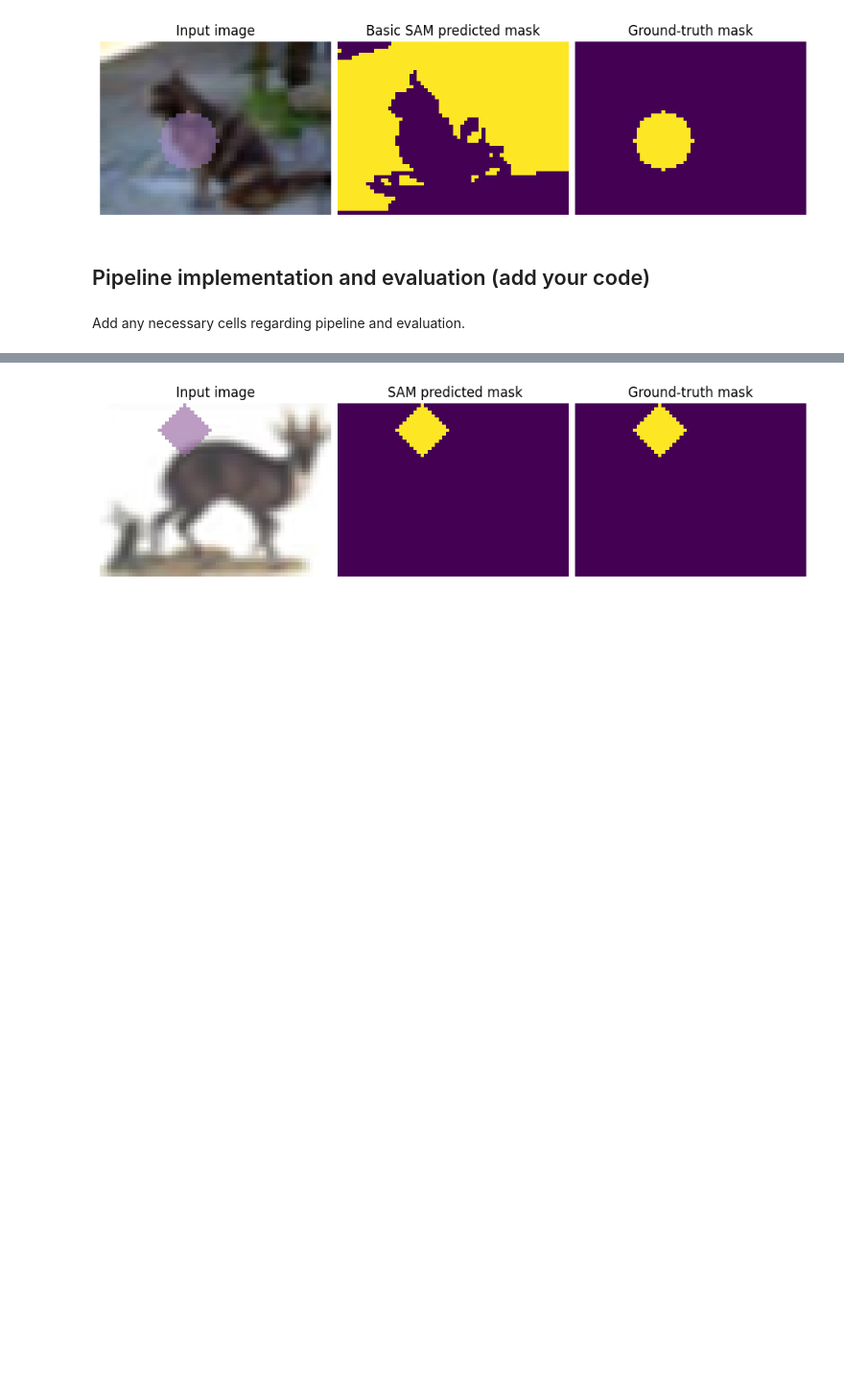
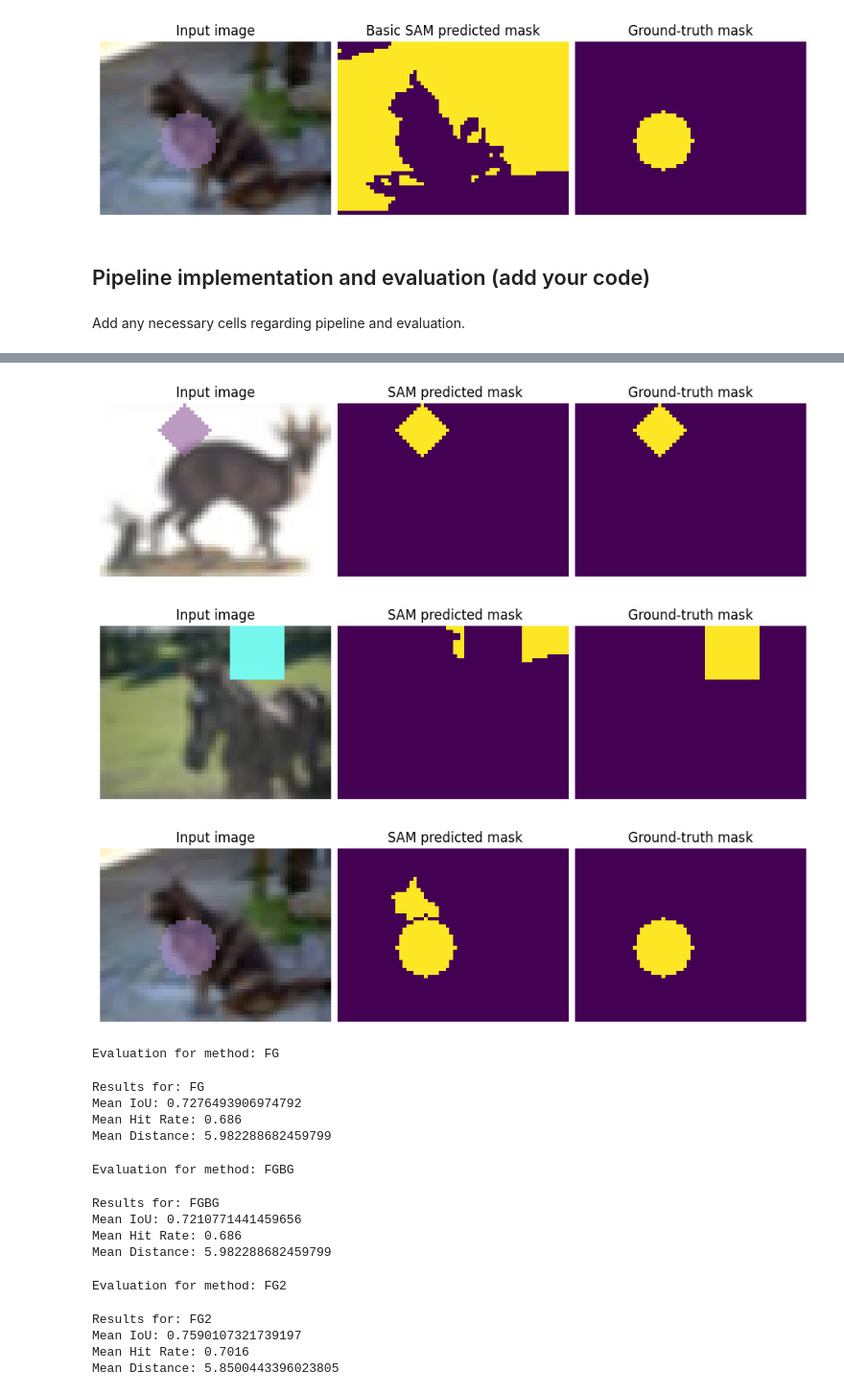
Before and after one commit to MichalSlowakiewicz/Deep-Neural-Network, a Jupyter notebook: hw2.ipynb, the cells around one changed output, grey strips where cells are left out. Shown at 96% size. Cells and saved outputs as stored; diff of their text form; code cells hidden in the pictures; blank space fills up the shorter version.

```diff
--- a/hw2.ipynb
+++ b/hw2.ipynb
@@ -1026,26 +1029,29 @@ class SamPipeline_FGBG2(BasicSamPipeline):
 # %%
 def example_sam4():
     indices = [3, 10, 42]
     images, labels, gt_masks = next(iter(test_loader))
     images, labels, gt_masks = images[indices], labels[indices], gt_masks[indices]
+    images = images.to(device)
 
     basic_pipeline = SamPipeline_FGBG2(grad_cam = GradCAM(model=model, target_layers=target_layers))
 
     results = basic_pipeline(images).cpu()
 
     for image, result, gt_mask in zip(images, results, gt_masks, strict=True):
         show_image_row(
             {
                 "Input image": inverse_transform(image),
                 " SAM predicted mask": result,
                 "Ground-truth mask": gt_mask,
             }
         )
 
 
 example_sam4()
 # %% [output]
 [figure]
+[figure, added]
+[figure, added]
 # %%
 ### metrics and evalution section
 
@@ -1145,3 +1151,27 @@ def evaluation_dataset(pipeline, dataloader, name="Method"):
     print(f"Mean Distance: {mean_distance}")
 
     return mean_iou, mean_hitrate, mean_distance
+# %%
+iou1, hr1, d1 = evaluation_sam(SamPipeline_FG(grad_cam = GradCAM(model=model, target_layers=target_layers)), test_loader, name="FG")
+# %% [output]
+Evaluation for method: FG
+Results for: FG
+Mean IoU: 0.7276493906974792
+Mean Hit Rate: 0.686
+Mean Distance: 5.982288682459799
+# %%
+iou2, hr2, d2 = evaluation_sam(SamPipeline_FGBG(grad_cam = GradCAM(model=model, target_layers=target_layers)), test_loader, name="FGBG")
+# %% [output]
+Evaluation for method: FGBG
+Results for: FGBG
+Mean IoU: 0.7210771441459656
+Mean Hit Rate: 0.686
+Mean Distance: 5.982288682459799
+# %%
+iou3, hr3, d3 = evaluation_sam(SamPipeline_FG2(grad_cam = GradCAM(model=model, target_layers=target_layers)), test_loader, name="FG2")
+# %% [output]
+Evaluation for method: FG2
+Results for: FG2
+Mean IoU: 0.7590107321739197
+Mean Hit Rate: 0.7016
+Mean Distance: 5.8500443396023805
```
Also changed, not shown: parts of 9 cells of this notebook.
